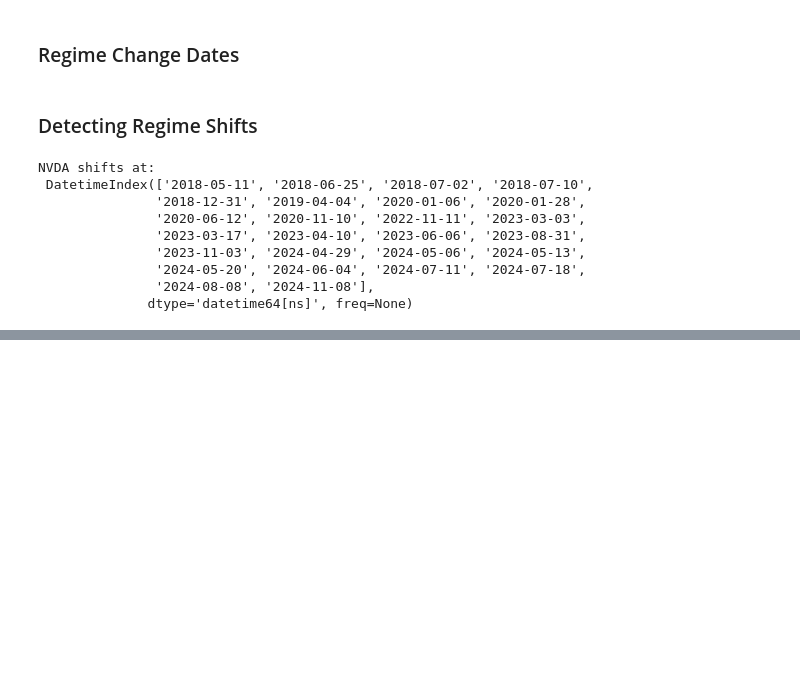
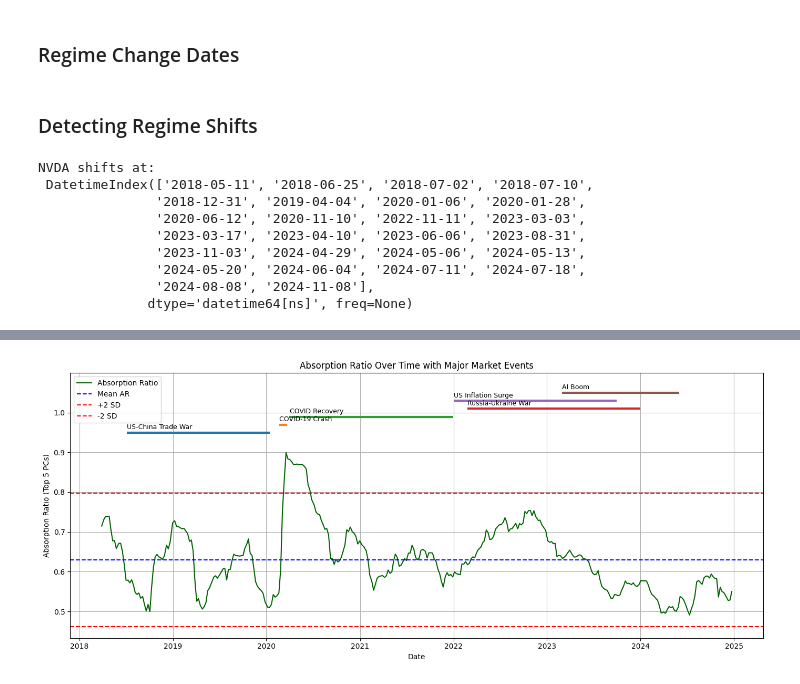
Before and after one commit to Junbili/CMSC-35300-Final-Project, a Jupyter notebook: CMSC 35300 Project Proposal.ipynb, the cells around one changed output, grey strips where cells are left out. Cells and saved outputs as stored; diff of their text form; code cells hidden in the pictures; blank space fills up the shorter version.

Commit message:
PC composition detections, absorption rate changes matching world events

```diff
--- a/CMSC 35300 Project Proposal.ipynb
+++ b/CMSC 35300 Project Proposal.ipynb
@@ -514,3 +514,88 @@ NVDA shifts at:
                '2024-05-20', '2024-06-04', '2024-07-11', '2024-07-18',
                '2024-08-08', '2024-11-08'],
               dtype='datetime64[ns]', freq=None)
+# %%
+import yfinance as yf
+import numpy as np
+import pandas as pd
+import matplotlib.pyplot as plt
+from sklearn.decomposition import PCA
+from sklearn.preprocessing import StandardScaler
+from datetime import datetime
+import matplotlib.colors as mcolors
+
+# 1. Stock tickers
+tickers = [
+    "XOM", "CVX", "COP", "EOG", "SLB", "LIN", "APD", "DD", "SHW", "ECL",
+    "HON", "GE", "BA", "CAT", "MMM", "AMZN", "HD", "DIS", "MCD", "SBUX",
+    "PG", "KO", "PEP", "WMT", "MO", "JNJ", "UNH", "PFE", "MRK", "ABT",
+    "JPM", "BAC", "WFC", "C", "GS", "AAPL", "MSFT", "NVDA", "INTC", "CSCO",
+    "VZ", "T", "NFLX", "CMCSA", "DUK", "NEE", "SO", "AEP", "EXC",
+    "PLD", "EQIX", "SPG", "PSA", "O"
+]
+
+# 2. Download daily CLOSE prices
+start_date = "2018-01-01"
+end_date = "2024-12-31"
+raw_data = yf.download(tickers, start=start_date, end=end_date)["Close"]
+returns = np.log(raw_data / raw_data.shift(1)).dropna()
+
+# 3. Event intervals
+event_df = pd.DataFrame([
+    {"event": "US-China Trade War", "start": datetime(2018, 7, 6), "end": datetime(2020, 1, 15)},
+    {"event": "COVID-19 Crash", "start": datetime(2020, 2, 20), "end": datetime(2020, 3, 23)},
+    {"event": "COVID Recovery", "start": datetime(2020, 4, 1), "end": datetime(2021, 12, 31)},
+    {"event": "Russia-Ukraine War", "start": datetime(2022, 2, 24), "end": datetime(2023, 12, 31)},
+    {"event": "US Inflation Surge", "start": datetime(2022, 1, 1), "end": datetime(2023, 9, 30)},
+    {"event": "AI Boom", "start": datetime(2023, 3, 1), "end": datetime(2024, 6, 1)}
+])
+
+# 4. Compute Absorption Ratio
+def compute_absorption_ratio(data, window=60, step=5, top_k=5):
+    results = []
+    for start in range(0, len(data) - window + 1, step):
+        end = start + window
+        window_data = data.iloc[start:end].dropna()
+        if len(window_data) < window * 0.8:
+            continue
+        scaled = StandardScaler().fit_transform(window_data)
+        pca = PCA().fit(scaled)
+        sdev = pca.singular_values_
+        ar = np.sum(sdev[:top_k] ** 2) / np.sum(sdev ** 2)
+        results.append({"Date": data.index[end - 1], "AR": ar})
+    return pd.DataFrame(results).set_index("Date")
+
+# 5. Calculate absorption ratio
+absorp_ratio = compute_absorption_ratio(returns)
+
+# 6. Plot with event bars
+plt.figure(figsize=(14, 6))
+plt.plot(absorp_ratio.index, absorp_ratio["AR"], label="Absorption Ratio", color="darkgreen")
+
+# Horizontal mean and ±2 SD lines
+mean_ar = absorp_ratio["AR"].mean()
+std_ar = absorp_ratio["AR"].std()
+plt.axhline(mean_ar, color='blue', linestyle='--', label='Mean AR')
+plt.axhline(mean_ar + 2*std_ar, color='red', linestyle='--', label='+2 SD')
+plt.axhline(mean_ar - 2*std_ar, color='red', linestyle='--', label='-2 SD')
+
+# 7. Horizontal event bars above the plot
+colors = list(mcolors.TABLEAU_COLORS.values())
+event_y_base = absorp_ratio["AR"].max() + 0.05
+event_y_step = 0.02
+
+for i, (_, row) in enumerate(event_df.iterrows()):
+    y = event_y_base + i * event_y_step
+    color = colors[i % len(colors)]
+    plt.hlines(y, row["start"], row["end"], color=color, linewidth=3)
+    plt.text(row["start"], y + 0.005, row["event"], fontsize=9, color="black", verticalalignment="bottom")
+
+plt.ylim(None, event_y_base + len(event_df) * event_y_step + 0.03)
+plt.title("Absorption Ratio Over Time with Major Market Events")
+plt.xlabel("Date")
+plt.ylabel("Absorption Ratio (Top 5 PCs)")
+plt.grid(True)
+plt.legend(loc='upper left')
+plt.tight_layout()
+plt.show()
+# %% [output]
@@ -516,0 +603 @@ NVDA shifts at:
+[figure, added]
```
Also changed, not shown: parts of 5 cells of this notebook, 1 other file.
